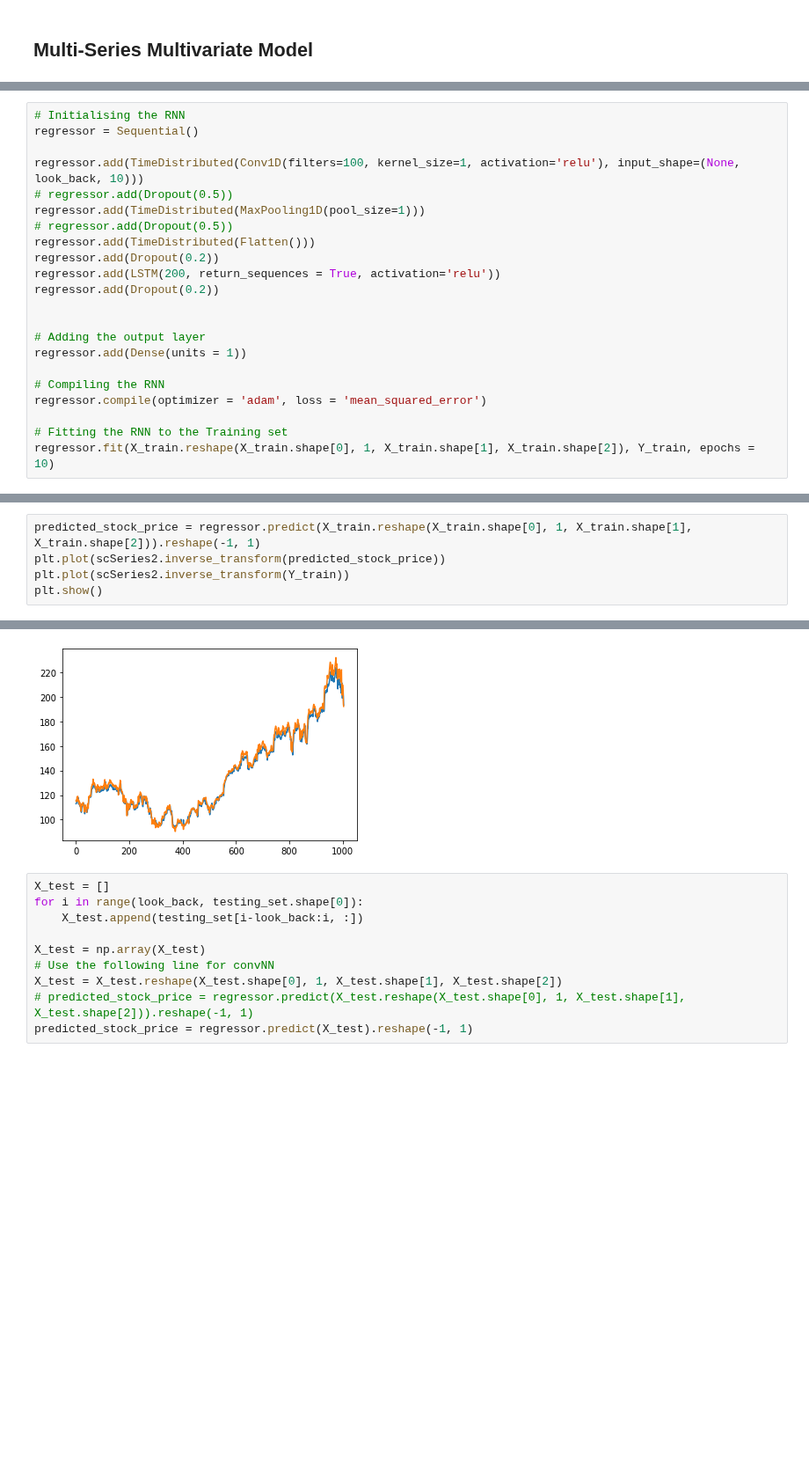
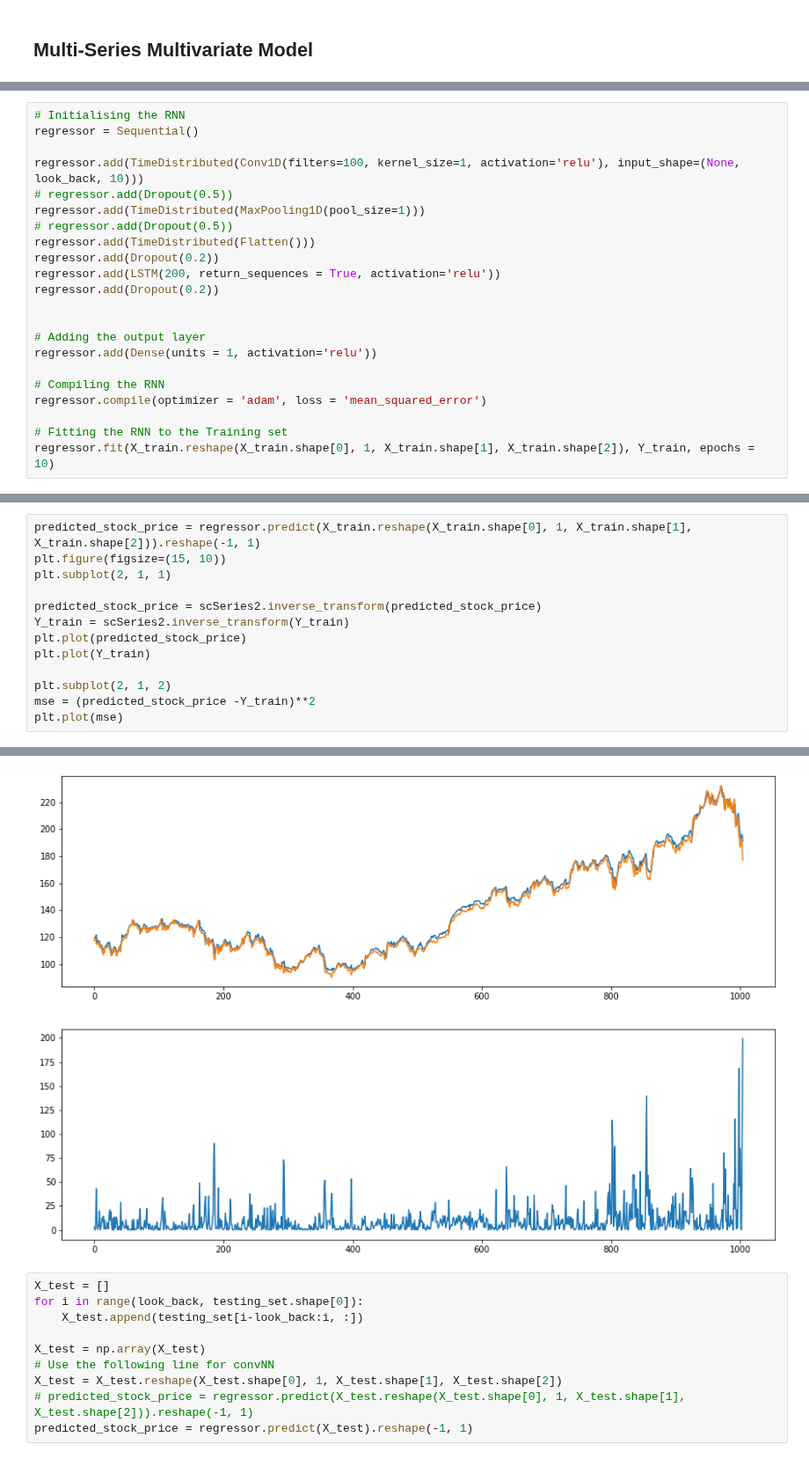
Before and after one commit to Samarmy/CS545TP, a Jupyter notebook: Armstrong-Choudhary-Hua-project.ipynb, the cells around one changed output, grey strips where cells are left out. Shown at 88% size. Saved outputs shown, nothing was run; the diff lists cells and outputs as text; blank space fills up the shorter version.

```diff
--- a/Armstrong-Choudhary-Hua-project.ipynb
+++ b/Armstrong-Choudhary-Hua-project.ipynb
@@ -196,7 +214,7 @@ regressor.add(Dropout(0.2))
 
 
 # Adding the output layer
-regressor.add(Dense(units = 1))
+regressor.add(Dense(units = 1, activation='relu'))
 
 # Compiling the RNN
 regressor.compile(optimizer = 'adam', loss = 'mean_squared_error')
@@ -224,7 +242,15 @@ Epoch 10/10
 <tensorflow.python.keras.callbacks.History at 0x...>
 # %%
 predicted_stock_price = regressor.predict(X_train.reshape(X_train.shape[0], 1, X_train.shape[1], X_train.shape[2])).reshape(-1, 1)
-plt.plot(scSeries2.inverse_transform(predicted_stock_price))
-plt.plot(scSeries2.inverse_transform(Y_train))
-plt.show()
+plt.figure(figsize=(15, 10))
+plt.subplot(2, 1, 1)
+
+predicted_stock_price = scSeries2.inverse_transform(predicted_stock_price)
+Y_train = scSeries2.inverse_transform(Y_train)
+plt.plot(predicted_stock_price)
+plt.plot(Y_train)
+
+plt.subplot(2, 1, 2)
+mse = (predicted_stock_price -Y_train)**2
+plt.plot(mse)
 # %% [output]
@@ -231,4 +258,4 @@ plt.show()
-[figure, old version]
+[figure, new version]
 # %%
 X_test = []
 for i in range(look_back, testing_set.shape[0]):
```
Also changed, not shown: parts of 27 cells of this notebook.
